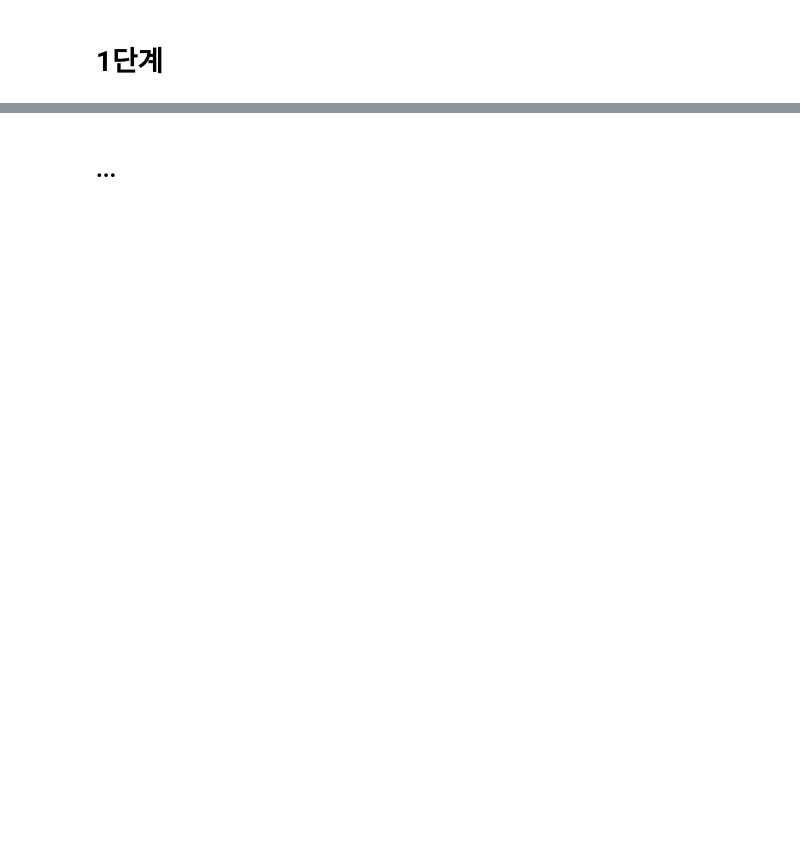
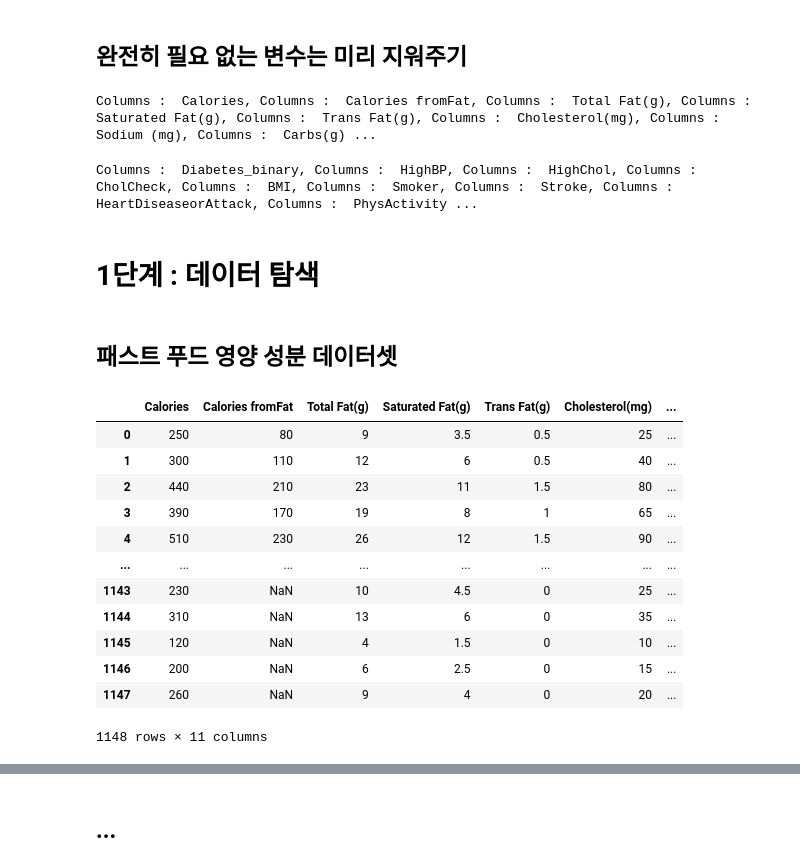
Before and after one commit to CharmStrange/CoLab_data, a Jupyter notebook: ipynb-majoring/DS/03_최종_프로젝트.ipynb, the cells around one changed output, grey strips where cells are left out. Saved outputs shown, nothing was run; the diff lists cells and outputs as text; code cells hidden in the pictures; blank space fills up the shorter version.

```diff
--- a/ipynb-majoring/DS/03_최종_프로젝트.ipynb
+++ b/ipynb-majoring/DS/03_최종_프로젝트.ipynb
@@ -11,2 +120,36 @@
+# %% [markdown]
+## 완전히 필요 없는 변수는 미리 지워주기
+# %%
+# 일부 열 삭제
+df_nutrition.drop(['Company', 'Item', 'Weight WatchersPnts'], axis=1, inplace=True)
+for column in df_nutrition.columns:
+  print('Columns : ', column, end=", ")
+# %% [output]
+Columns :  Calories, Columns :  Calories fromFat, Columns :  Total Fat(g), Columns :  Saturated Fat(g), Columns :  Trans Fat(g), Columns :  Cholesterol(mg), Columns :  Sodium (mg), Columns :  Carbs(g) ...
+# %%
+# 일부 열 삭제
+df_diabetes.drop(['AnyHealthcare', 'NoDocbcCost', 'MentHlth', 'DiffWalk', 'Education', 'Income'], axis=1, inplace=True)
+for column in df_diabetes.columns:
+    print('Columns : ', column, end=", ")
+# %% [output]
+Columns :  Diabetes_binary, Columns :  HighBP, Columns :  HighChol, Columns :  CholCheck, Columns :  BMI, Columns :  Smoker, Columns :  Stroke, Columns :  HeartDiseaseorAttack, Columns :  PhysActivity ...
 # %% [markdown]
-# 1단계
+# 1단계 : 데이터 탐색
+# %% [markdown]
+## 패스트 푸드 영양 성분 데이터셋
+# %%
+df_nutrition
+# %% [output]
+|  | Calories | Calories fromFat | Total Fat(g) | Saturated Fat(g) | Trans Fat(g) | Cholesterol(mg) | ... |
+| 0 | 250 | 80 | 9 | 3.5 | 0.5 | 25 | ... |
+| 1 | 300 | 110 | 12 | 6 | 0.5 | 40 | ... |
+| 2 | 440 | 210 | 23 | 11 | 1.5 | 80 | ... |
+| 3 | 390 | 170 | 19 | 8 | 1 | 65 | ... |
+| 4 | 510 | 230 | 26 | 12 | 1.5 | 90 | ... |
+| ... | ... | ... | ... | ... | ... | ... | ... |
+| 1143 | 230 | NaN | 10 | 4.5 | 0 | 25 | ... |
+| 1144 | 310 | NaN | 13 | 6 | 0 | 35 | ... |
+| 1145 | 120 | NaN | 4 | 1.5 | 0 | 10 | ... |
+| 1146 | 200 | NaN | 6 | 2.5 | 0 | 15 | ... |
+| 1147 | 260 | NaN | 9 | 4 | 0 | 20 | ... |
+1148 rows × 11 columns
```
Also changed, not shown: parts of 17 cells of this notebook.
